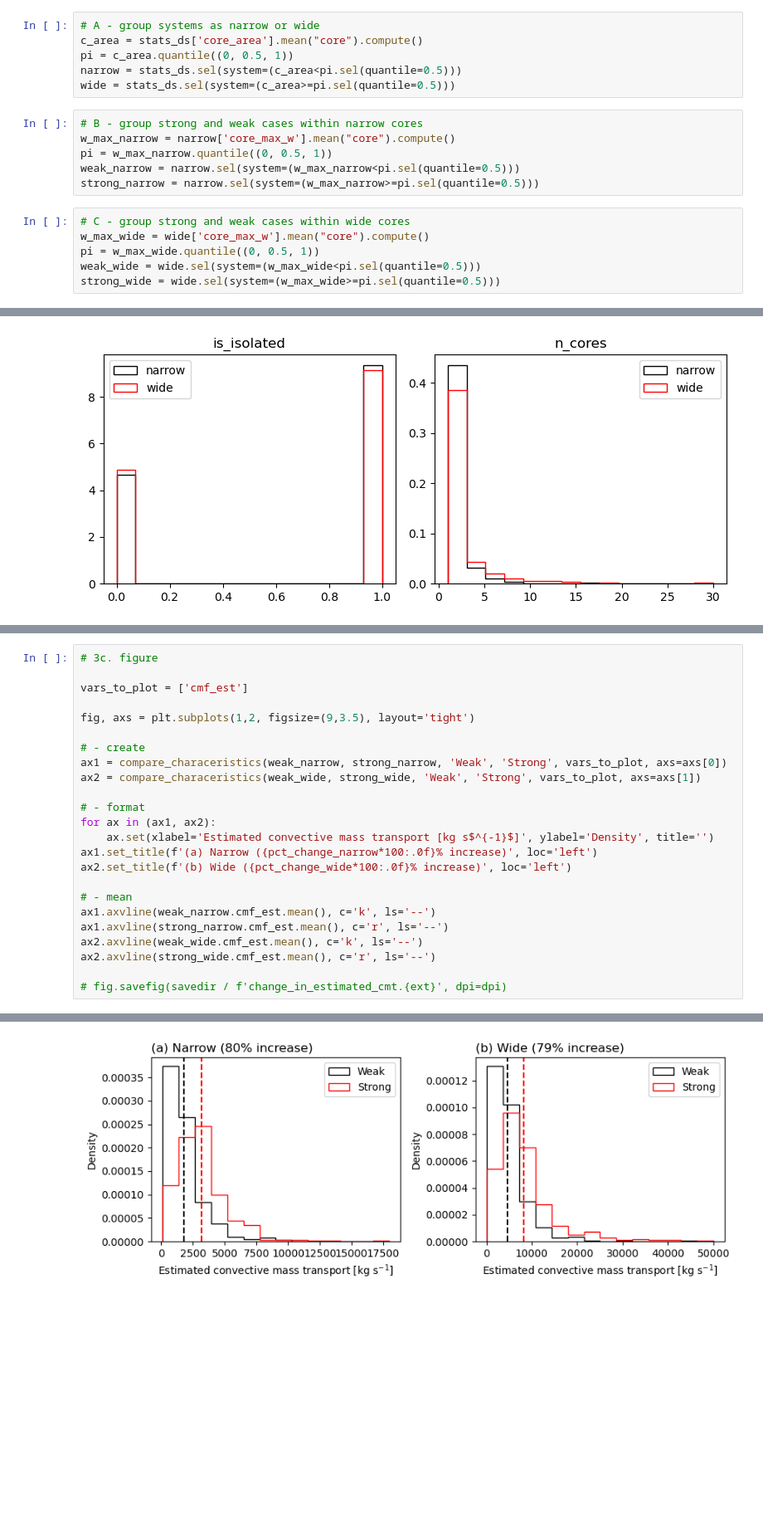
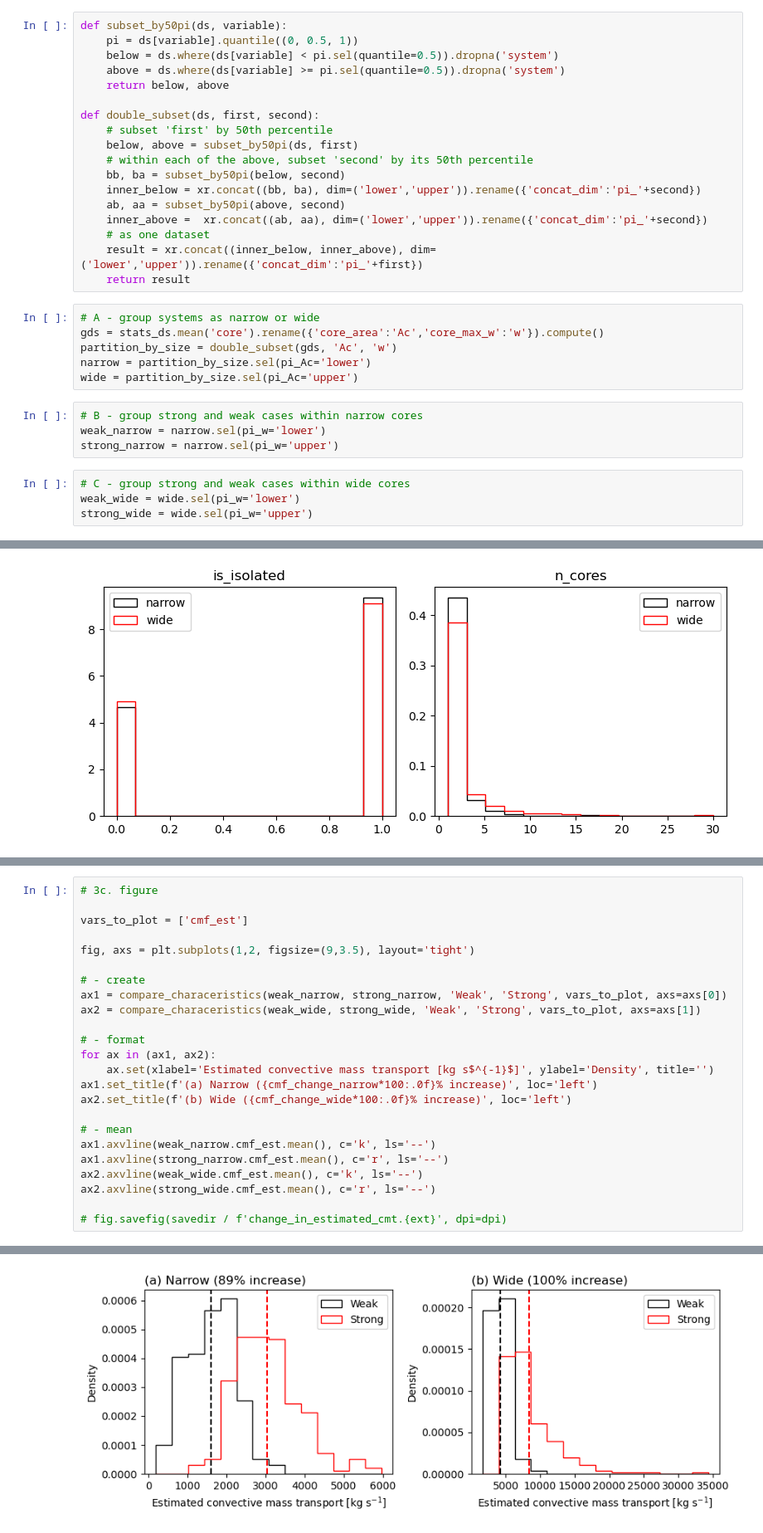
Before and after one commit to mathilde-ritman/acp_submission, a Jupyter notebook: scripts/data_analysis/08.correlations.ipynb, the cells around one changed output, grey strips where cells are left out. Shown at 83% size. Drawn from its saved outputs; the diff is of its cells as text; blank space fills up the shorter version.

Commit message:
final vertical velocity histograms and small figure adjustments

```diff
--- a/scripts/data_analysis/08.correlations.ipynb
+++ b/scripts/data_analysis/08.correlations.ipynb
@@ -160,24 +196,38 @@ ax.set_title('(b) Mean core area vs anvil extent', loc='left')
 # estimate the CMF as velocity X area
 stats_ds = ds.copy()
 stats_ds['cmf_est'] = (ds.core_max_w * ds.core_area)
+# %%
+def subset_by50pi(ds, variable):
+    pi = ds[variable].quantile((0, 0.5, 1))
+    below = ds.where(ds[variable] < pi.sel(quantile=0.5)).dropna('system')
+    above = ds.where(ds[variable] >= pi.sel(quantile=0.5)).dropna('system')
+    return below, above
+
+def double_subset(ds, first, second):
+    # subset 'first' by 50th percentile
+    below, above = subset_by50pi(ds, first)
+    # within each of the above, subset 'second' by its 50th percentile
+    bb, ba = subset_by50pi(below, second)
+    inner_below = xr.concat((bb, ba), dim=('lower','upper')).rename({'concat_dim':'pi_'+second})
+    ab, aa = subset_by50pi(above, second)
+    inner_above =  xr.concat((ab, aa), dim=('lower','upper')).rename({'concat_dim':'pi_'+second})
+    # as one dataset
+    result = xr.concat((inner_below, inner_above), dim=('lower','upper')).rename({'concat_dim':'pi_'+first})
+    return result
 # %%
 # A - group systems as narrow or wide
-c_area = stats_ds['core_area'].mean("core").compute()
-pi = c_area.quantile((0, 0.5, 1))
-narrow = stats_ds.sel(system=(c_area<pi.sel(quantile=0.5)))
-wide = stats_ds.sel(system=(c_area>=pi.sel(quantile=0.5)))
+gds = stats_ds.mean('core').rename({'core_area':'Ac','core_max_w':'w'}).compute()
+partition_by_size = double_subset(gds, 'Ac', 'w')
+narrow = partition_by_size.sel(pi_Ac='lower')
+wide = partition_by_size.sel(pi_Ac='upper')
 # %%
 # B - group strong and weak cases within narrow cores
-w_max_narrow = narrow['core_max_w'].mean("core").compute()
-pi = w_max_narrow.quantile((0, 0.5, 1))
-weak_narrow = narrow.sel(system=(w_max_narrow<pi.sel(quantile=0.5)))
-strong_narrow = narrow.sel(system=(w_max_narrow>=pi.sel(quantile=0.5)))
+weak_narrow = narrow.sel(pi_w='lower')
+strong_narrow = narrow.sel(pi_w='upper')
 # %%
 # C - group strong and weak cases within wide cores
-w_max_wide = wide['core_max_w'].mean("core").compute()
-pi = w_max_wide.quantile((0, 0.5, 1))
-weak_wide = wide.sel(system=(w_max_wide<pi.sel(quantile=0.5)))
-strong_wide = wide.sel(system=(w_max_wide>=pi.sel(quantile=0.5)))
+weak_wide = wide.sel(pi_w='lower')
+strong_wide = wide.sel(pi_w='upper')
 # %%
 # plot PDFs
 def compare_characeristics(data1, data2, name1, name2, vars_to_plot, axs=None):
@@ -252,28 +302,28 @@ print(pct_change_wide)
 # %%
 # 3c. figure
 
 vars_to_plot = ['cmf_est']
 
 fig, axs = plt.subplots(1,2, figsize=(9,3.5), layout='tight')
 
 # - create
 ax1 = compare_characeristics(weak_narrow, strong_narrow, 'Weak', 'Strong', vars_to_plot, axs=axs[0])
 ax2 = compare_characeristics(weak_wide, strong_wide, 'Weak', 'Strong', vars_to_plot, axs=axs[1])
 
 # - format
 for ax in (ax1, ax2):
     ax.set(xlabel='Estimated convective mass transport [kg s$^{-1}$]', ylabel='Density', title='')
-ax1.set_title(f'(a) Narrow ({pct_change_narrow*100:.0f}% increase)', loc='left')
-ax2.set_title(f'(b) Wide ({pct_change_wide*100:.0f}% increase)', loc='left')
+ax1.set_title(f'(a) Narrow ({cmf_change_narrow*100:.0f}% increase)', loc='left')
+ax2.set_title(f'(b) Wide ({cmf_change_wide*100:.0f}% increase)', loc='left')
 
 # - mean
 ax1.axvline(weak_narrow.cmf_est.mean(), c='k', ls='--')
 ax1.axvline(strong_narrow.cmf_est.mean(), c='r', ls='--')
 ax2.axvline(weak_wide.cmf_est.mean(), c='k', ls='--')
 ax2.axvline(strong_wide.cmf_est.mean(), c='r', ls='--')
 
 # fig.savefig(savedir / f'change_in_estimated_cmt.{ext}', dpi=dpi)
 # %% [output]
 <matplotlib.lines.Line2D at 0x...>
-[figure, old version]
+[figure, new version]
 # %%
```
Also changed, not shown: parts of 11 cells of this notebook, 9 other files.
